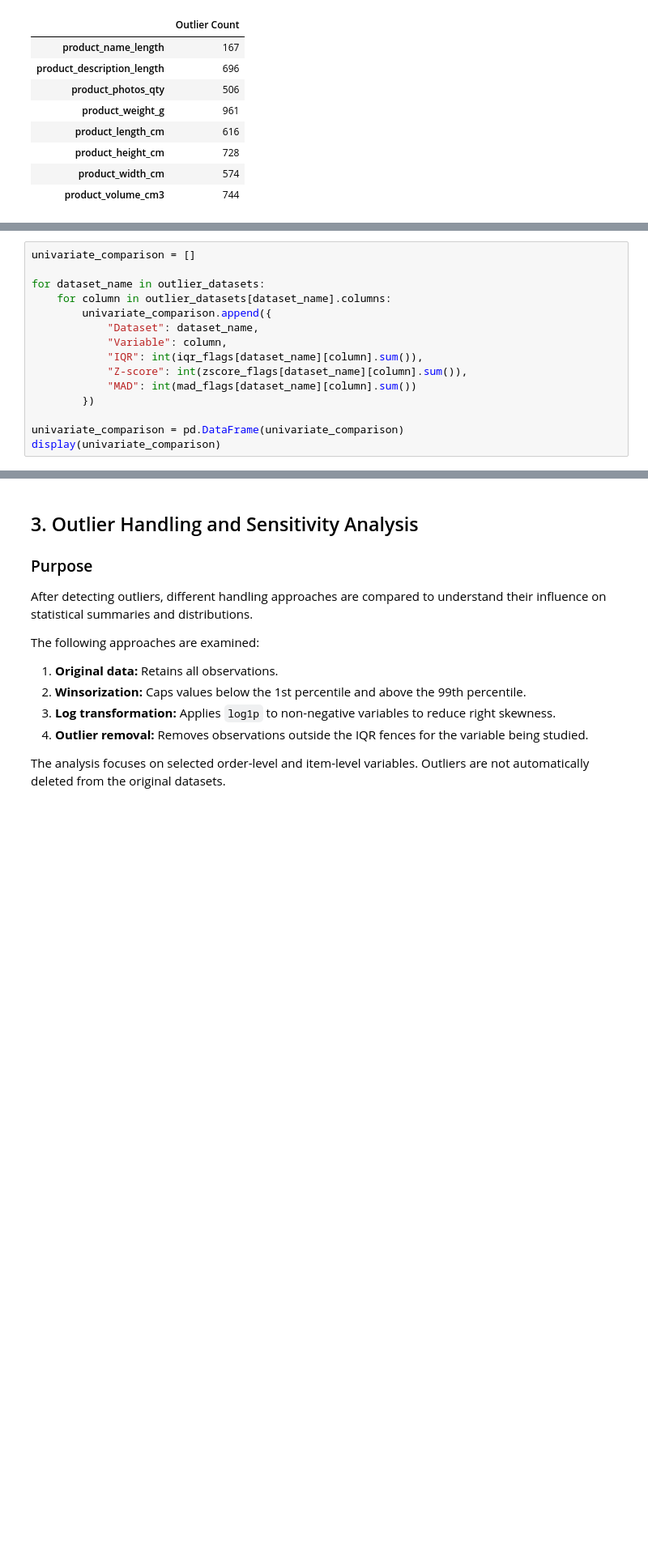
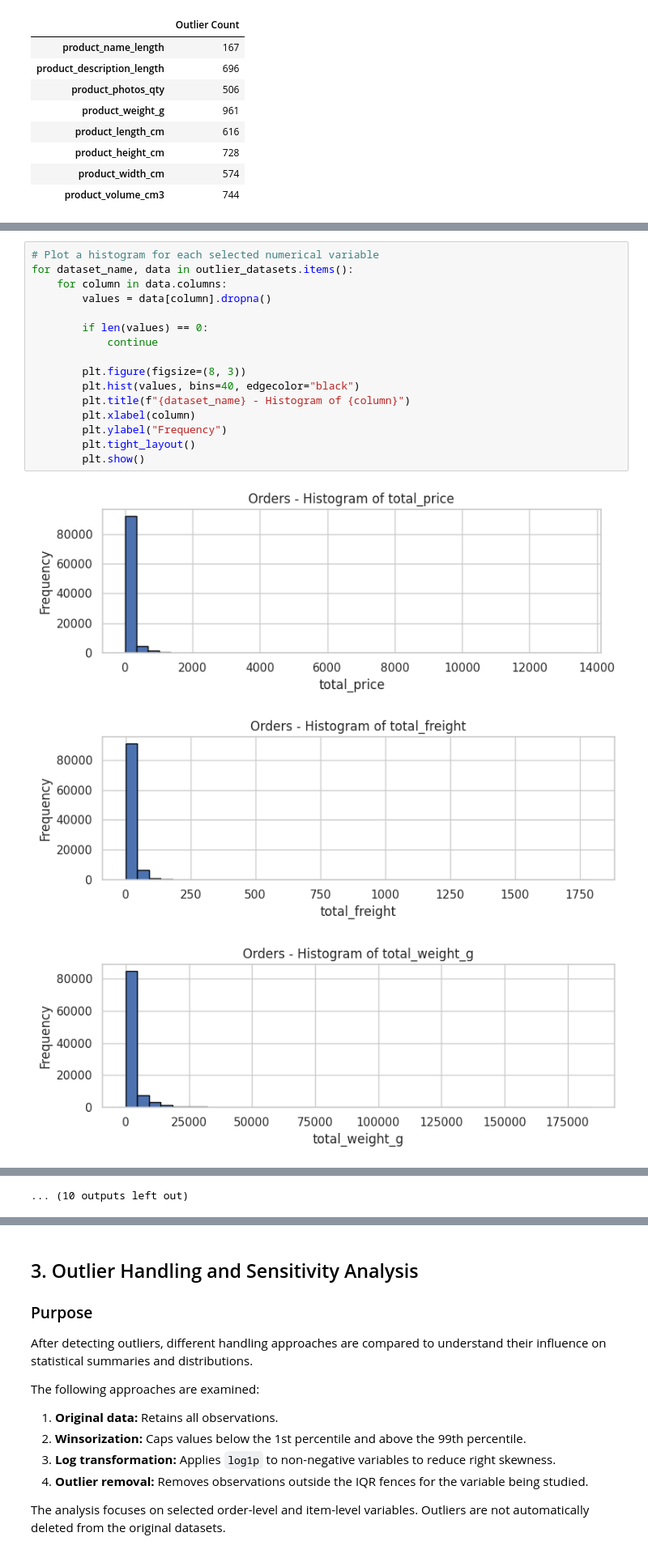
Before and after one commit to AdarshReddy2106/DELTA, a Jupyter notebook: notebooks/03_outliers_and_missing_values.ipynb, the cells around one changed output, grey strips where cells are left out. Shown at 81% size. Saved outputs shown, nothing was run; the diff lists cells and outputs as text; blank space fills up the shorter version.

```diff
--- a/notebooks/03_outliers_and_missing_values.ipynb
+++ b/notebooks/03_outliers_and_missing_values.ipynb
@@ -396,15 +336,0 @@ The IQR, Z-score and MAD methods are compared variable by variable. Different co
-# %%
-univariate_comparison = []
-
-for dataset_name in outlier_datasets:
-    for column in outlier_datasets[dataset_name].columns:
-        univariate_comparison.append({
-            "Dataset": dataset_name,
-            "Variable": column,
-            "IQR": int(iqr_flags[dataset_name][column].sum()),
-            "Z-score": int(zscore_flags[dataset_name][column].sum()),
-            "MAD": int(mad_flags[dataset_name][column].sum())
-        })
-
-univariate_comparison = pd.DataFrame(univariate_comparison)
-display(univariate_comparison)
@@ -657,0 +343,20 @@ Different outlier detection methods identify different types of unusual observat
+# %%
+# Plot a histogram for each selected numerical variable
+for dataset_name, data in outlier_datasets.items():
+    for column in data.columns:
+        values = data[column].dropna()
+
+        if len(values) == 0:
+            continue
+
+        plt.figure(figsize=(8, 3))
+        plt.hist(values, bins=40, edgecolor="black")
+        plt.title(f"{dataset_name} - Histogram of {column}")
+        plt.xlabel(column)
+        plt.ylabel("Frequency")
+        plt.tight_layout()
+        plt.show()
+# %% [output]
+[figure, added]
+[figure, added]
+[figure, added]
@@ -657,0 +372 @@ Different outlier detection methods identify different types of unusual observat
+... (10 outputs left out)
```
Also changed, not shown: parts of 85 cells of this notebook.
